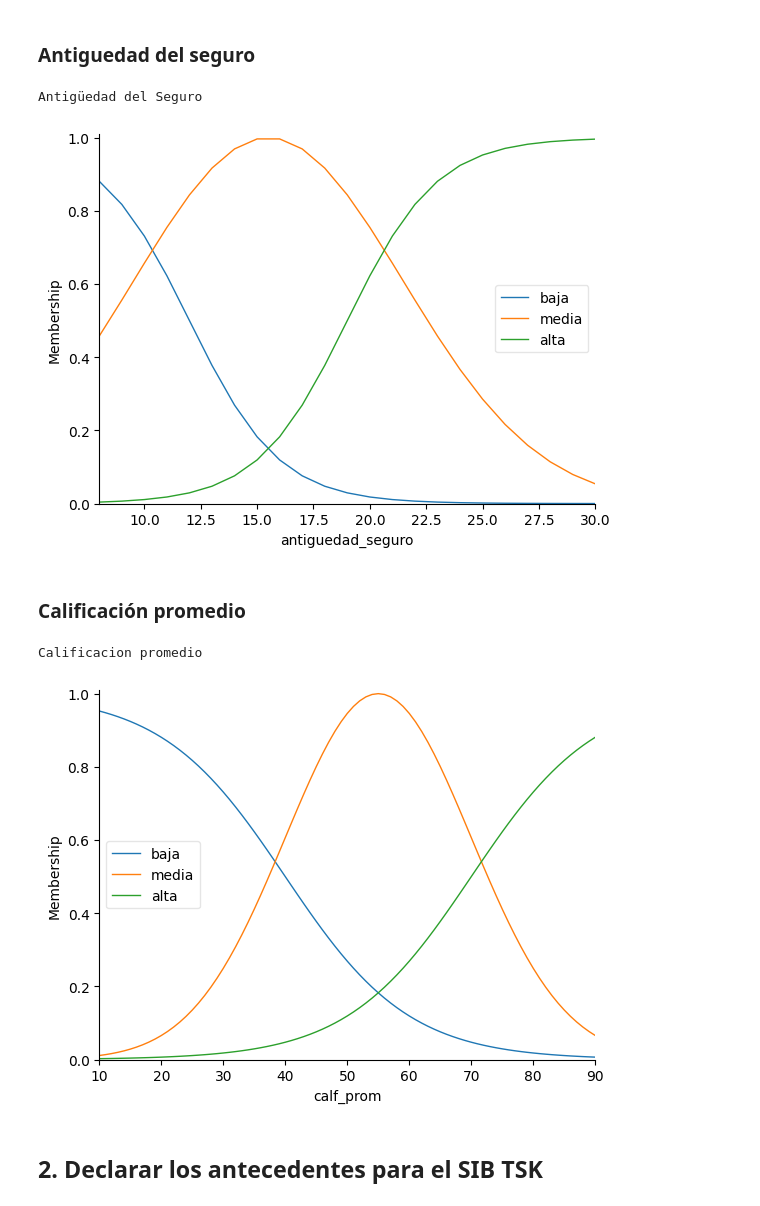
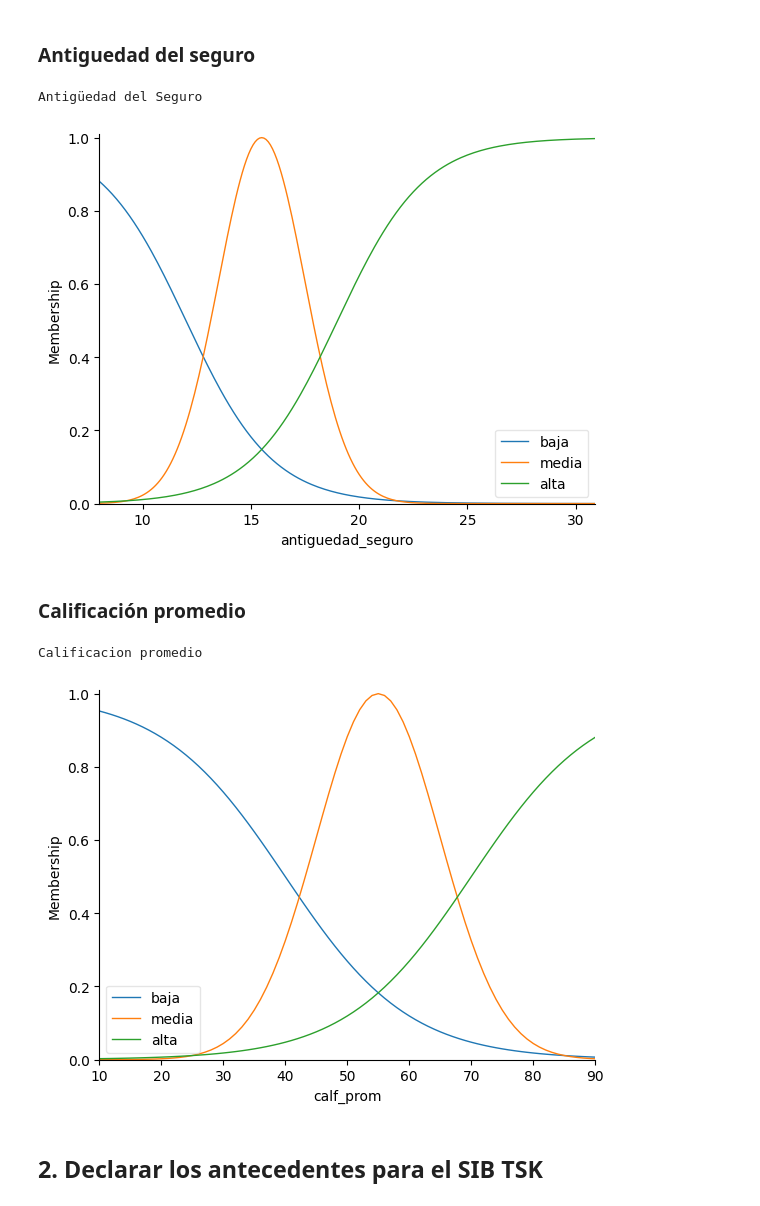
Before and after one commit to DavidBetancurRamirez/AnalisisDecisiones, a Jupyter notebook: LogicaDifusa/caso4/takagi.ipynb, the cells around one changed output. Drawn from its saved outputs; the diff is of its cells as text; code cells hidden in the pictures.

```diff
--- a/LogicaDifusa/caso4/takagi.ipynb
+++ b/LogicaDifusa/caso4/takagi.ipynb
@@ -84,23 +82,23 @@ Monto de Reparaciones
 # %%
 print("Antigüedad del Seguro")
 
 antiguedad_seguro_x = np.array([8, 12, 19, 30])
 antiguedad_seguro_y = np.array([600, 320, 190, 100])
 
-antiguedad_seguro = np.arange(antiguedad_seguro_x[0], antiguedad_seguro_x[3]+1, 1)
+antiguedad_seguro = np.arange(antiguedad_seguro_x[0], antiguedad_seguro_x[3]+1, 0.1)
 antiguedad_seguro_width = 0.5
 antiguedad_seguro_center = (antiguedad_seguro_x[2] + antiguedad_seguro_x[1]) / 2
-antiguedad_seguro_desviacion = 6
+antiguedad_seguro_desviacion = 2
 
 antig_seg = ctrl.Antecedent(antiguedad_seguro, 'antiguedad_seguro')
 antig_seg['baja'] = fuzz.sigmf(antig_seg.universe, antiguedad_seguro_x[1], -antiguedad_seguro_width)
 antig_seg['media'] = fuzz.gaussmf(antig_seg.universe, antiguedad_seguro_center, antiguedad_seguro_desviacion)
 antig_seg['alta'] = fuzz.sigmf(antig_seg.universe, antiguedad_seguro_x[2], antiguedad_seguro_width)
 
 antig_seg.view()
 # %% [output]
 Antigüedad del Seguro
-[figure, old version]
+[figure, new version]
 # %% [markdown]
 ### Calificación promedio
 # %%
@@ -112,7 +110,7 @@ calificacion_promedio_y = [800, 500, 130, 100]
 calificacion_promedio = np.arange(calificacion_promedio_x[0], calificacion_promedio_x[3]+1, 1)
 calificacion_promedio_width = 0.1
 antiguedad_seguro_center = (calificacion_promedio_x[2] + calificacion_promedio_x[1]) / 2
-calificacion_promedio_desviacion = 15
+calificacion_promedio_desviacion = 10
 
 calf_prom = ctrl.Antecedent(calificacion_promedio, 'calf_prom')
 
@@ -123,7 +121,7 @@ calf_prom['alta'] = fuzz.sigmf(calf_prom.universe, calificacion_promedio_x[2], c
 calf_prom.view()
 # %% [output]
 Calificacion promedio
-[figure, old version]
+[figure, new version]
 # %% [markdown]
 ## 2. Declarar los antecedentes para el SIB TSK
 # %%
```
Also changed, not shown: parts of 8 cells of this notebook, 2 other files.
